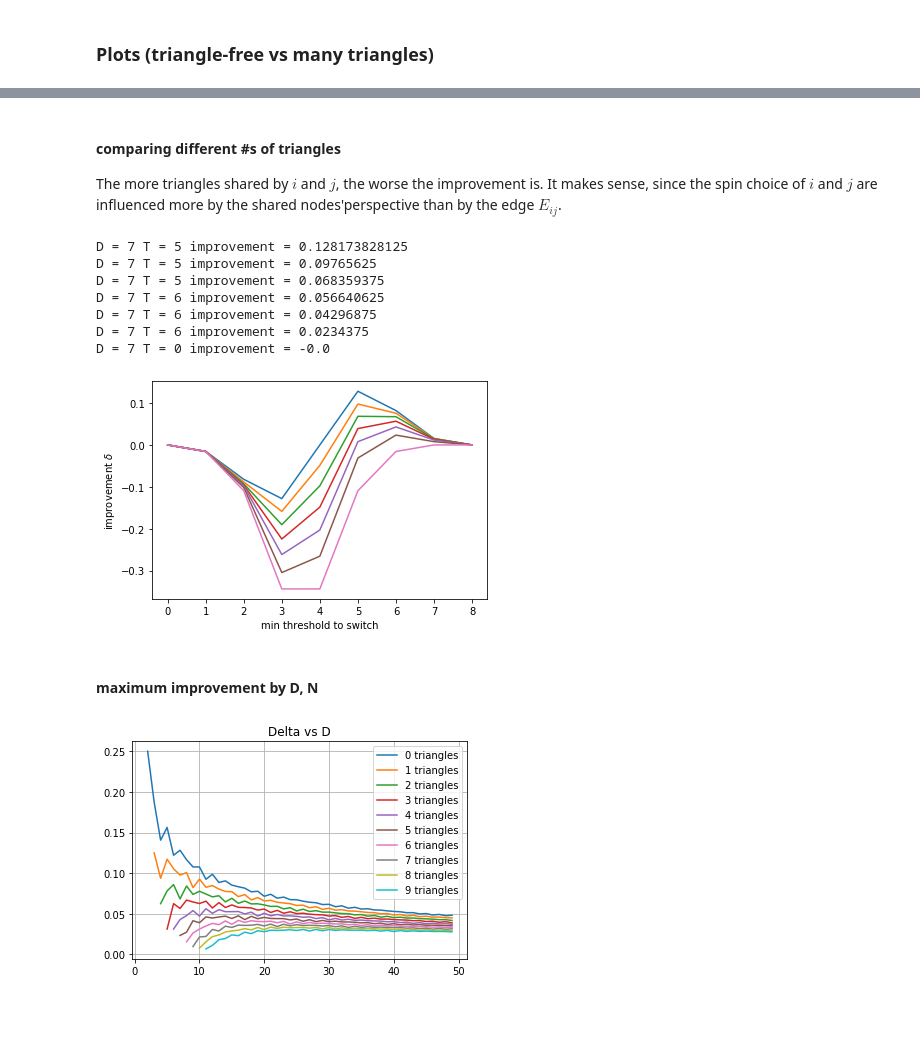
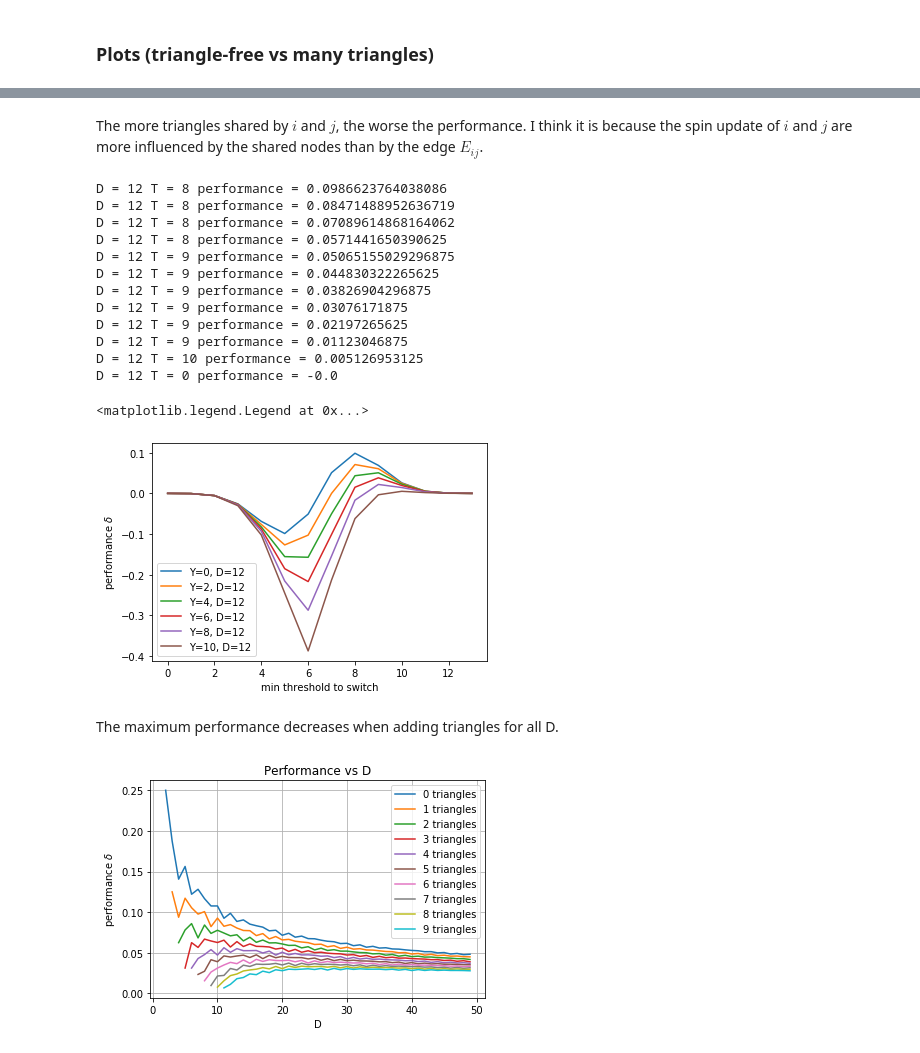
Before and after one commit to marwahaha/qaoa-local-competitors, a Jupyter notebook: hastings.ipynb, the cells around one changed output, grey strips where cells are left out. Drawn from its saved outputs; the diff is of its cells as text; code cells hidden in the pictures; blank space fills up the shorter version.

```diff
--- a/hastings.ipynb
+++ b/hastings.ipynb
@@ -188,6 +237,6 @@ test_n_triangles_formula()
 # %%
-def calc_improvement_n_triangles_curried(N):
-    """Creates a 2-argument function given number of triangles N."""
-    return lambda d, t: calc_improvement_n_triangles(d, t, N)
+def calc_performance_y_triangles_curried(Y):
+    """Creates a 2-argument function given number of triangles Y."""
+    return lambda d, t: calc_performance_y_triangles(d, t, Y)
 # %% [markdown]
 ### Plots (triangle-free vs many triangles)
@@ -208,7 +263,12 @@ D = 4 T = 3 improvement = 0.140625
 # %%
-D=7
-for results in [test_all_thresholds(D, calc_improvement_one_triangle),
-                test_all_thresholds(D, calc_improvement_n_triangles_curried(1))]:
-    print_max(D, results)
-    plot_by_T(D, results)
+D=8
+results = test_all_thresholds(D, calc_performance_one_triangle)
+print_max(D, results)
+plot_by_T(D, results, "one triangle, ")
+
+results = test_all_thresholds(D, calc_performance_y_triangles_curried(1))
+print_max(D, results)
+plot_by_T(D, results, "Y=1, ")
+
+plt.legend()
 # %% [output]
@@ -218,36 +279,43 @@ D = 7 T = 5 improvement = 0.09765625
 # %% [markdown]
-#### comparing different #s of triangles
-
-The more triangles shared by $i$ and $j$, the worse the improvement is. It makes sense, since the spin choice of $i$ and $j$ are influenced more by the shared nodes'perspective than by the edge $E_{ij}$.
+The more triangles shared by $i$ and $j$, the worse the performance. I think it is because the spin update of $i$ and $j$ are more influenced by the shared nodes than by the edge $E_{ij}$.
 # %%
-D=7
+D=12
 # from 0 through D-1 possible triangles
-ns_to_plot = range(D)
+ys_to_plot = range(D)
 
-for results in [test_all_thresholds(D, calc_improvement_n_triangles_curried(n)) for n in ns_to_plot]:
+for (results, y) in [(test_all_thresholds(D, calc_performance_y_triangles_curried(y)), y) for y in ys_to_plot]:
     print_max(D, results)
-    plot_by_T(D, results)
-    # Todo add legend
+    if y % 2 == 0:
+        plot_by_T(D, results, "Y=" + str(y) + ", ")
+plt.legend()
 # %% [output]
-D = 7 T = 5 improvement = 0.128173828125
-D = 7 T = 5 improvement = 0.09765625
-D = 7 T = 5 improvement = 0.068359375
-D = 7 T = 6 improvement = 0.056640625
-D = 7 T = 6 improvement = 0.04296875
-D = 7 T = 6 improvement = 0.0234375
-D = 7 T = 0 improvement = -0.0
+D = 12 T = 8 performance = 0.0986623764038086
+D = 12 T = 8 performance = 0.08471488952636719
+D = 12 T = 8 performance = 0.07089614868164062
+D = 12 T = 8 performance = 0.0571441650390625
+D = 12 T = 9 performance = 0.05065155029296875
+D = 12 T = 9 performance = 0.044830322265625
+D = 12 T = 9 performance = 0.03826904296875
+D = 12 T = 9 performance = 0.03076171875
+D = 12 T = 9 performance = 0.02197265625
+D = 12 T = 9 performance = 0.01123046875
+D = 12 T = 10 performance = 0.005126953125
+D = 12 T = 0 performance = -0.0
+<matplotlib.legend.Legend at 0x...>
-[figure, old version]
+[figure, new version]
-# %% [markdown]
-#### maximum improvement by D, N
+# %% [markdown]
+The maximum performance decreases when adding triangles for all D.
 # %%
-for n in range(10):
-    ds = range(2+n, 50)
-    fn = calc_improvement_n_triangles_curried(n)
+for y in range(10):
+    ds = range(2+y, 50)
+    fn = calc_performance_y_triangles_curried(y)
     deltas = [max(test_all_thresholds(d, fn)) for d in ds]
-    plt.plot(ds, deltas, label=str(n) + " triangles")
-plt.title("Delta vs D")
+    plt.plot(ds, deltas, label=str(y) + " triangles")
+plt.title("Performance vs D")
+plt.xlabel("D")
+plt.ylabel("performance $\delta$")
 plt.legend()
 plt.grid(True)
 # %% [output]
-[figure, old version]
+[figure, new version]
 # %%
```
Also changed, not shown: parts of 49 cells of this notebook, 2 other files.
